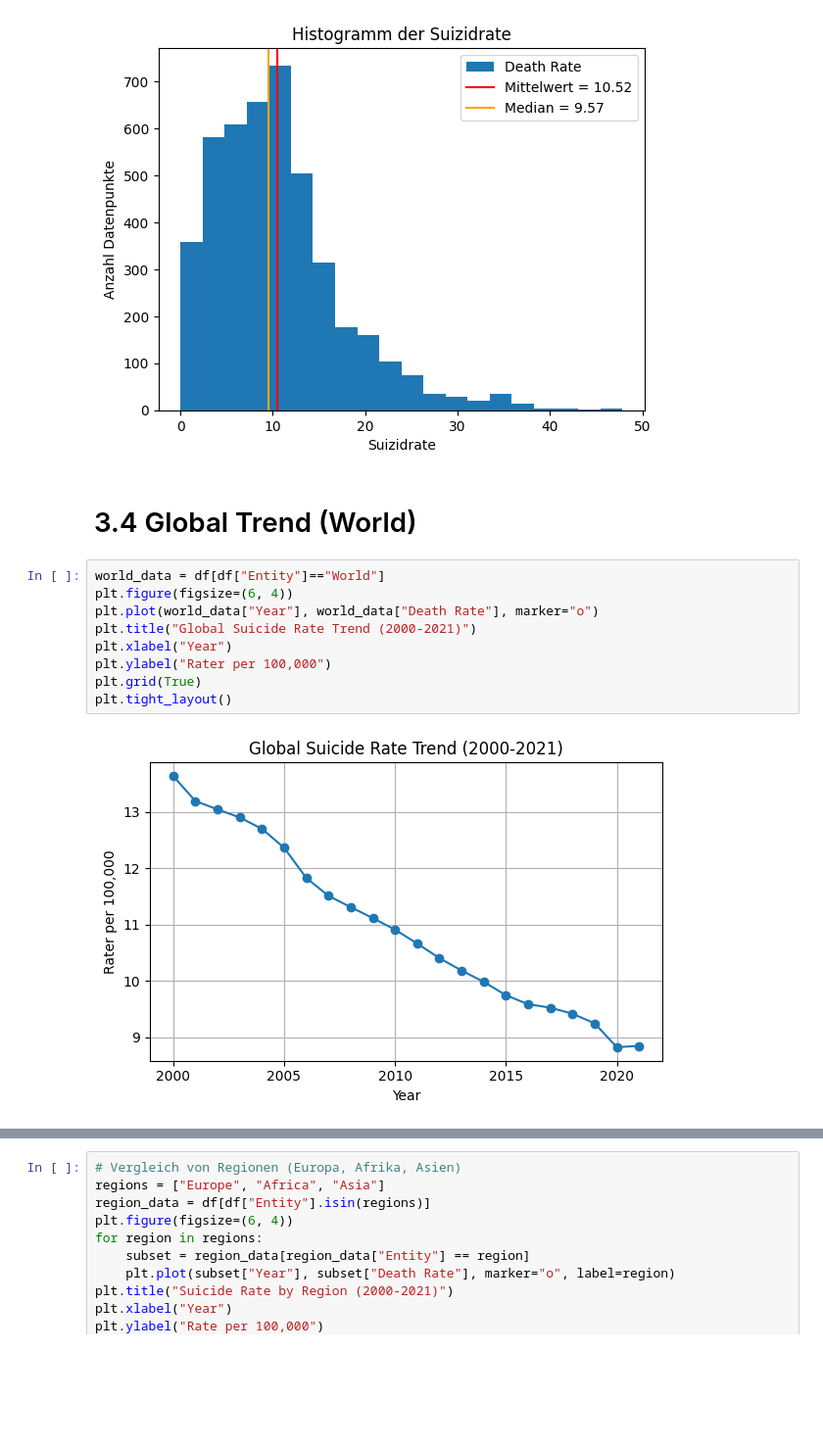
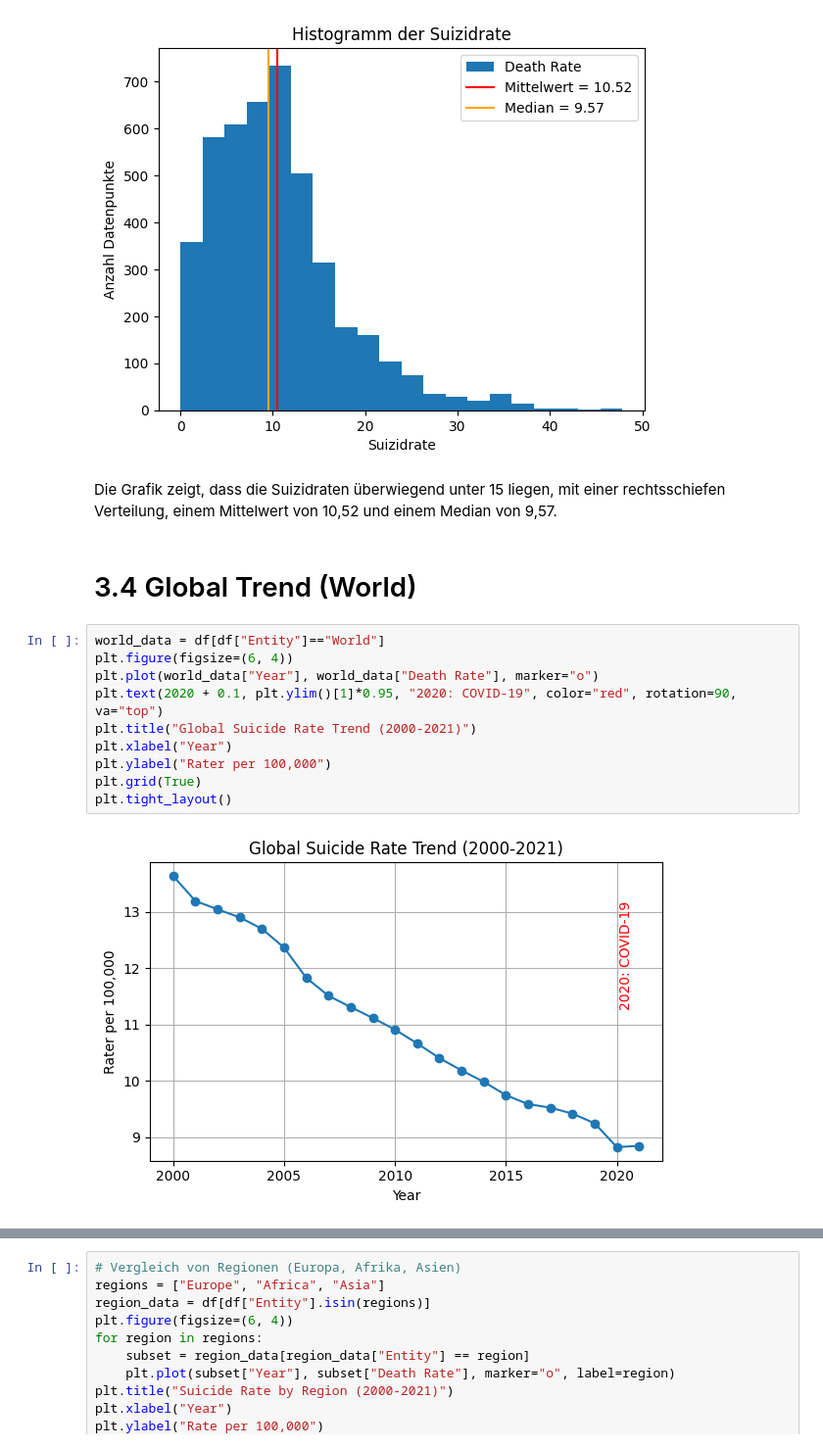
Before and after one commit to Segerlen/Python-LN2, a Jupyter notebook: Leistungnachweis_Suizidrate.ipynb, the cells around one changed output, grey strips where cells are left out. Shown: that part at 98% size. Cells and saved outputs as stored; diff of their text form; blank space fills up the shorter version.

Commit message:
Beschriftung Plots

```diff
--- a/Leistungnachweis_Suizidrate.ipynb
+++ b/Leistungnachweis_Suizidrate.ipynb
@@ -159,16 +163,19 @@ g.legend()
 # %% [output]
 <matplotlib.legend.Legend at 0x...>
 [figure]
+# %% [markdown]
+Die Grafik zeigt, dass die Suizidraten überwiegend unter 15 liegen, mit einer rechtsschiefen Verteilung, einem Mittelwert von 10,52 und einem Median von 9,57.
 # %% [markdown]
 # 3.4 Global Trend (World)
 # %%
 world_data = df[df["Entity"]=="World"]
 plt.figure(figsize=(6, 4))
 plt.plot(world_data["Year"], world_data["Death Rate"], marker="o")
+plt.text(2020 + 0.1, plt.ylim()[1]*0.95, "2020: COVID-19", color="red", rotation=90, va="top")
 plt.title("Global Suicide Rate Trend (2000-2021)")
 plt.xlabel("Year")
 plt.ylabel("Rater per 100,000")
 plt.grid(True)
 plt.tight_layout()
 # %% [output]
-[figure, old version]
+[figure, new version]
```
Also changed, not shown: parts of 8 cells of this notebook.
